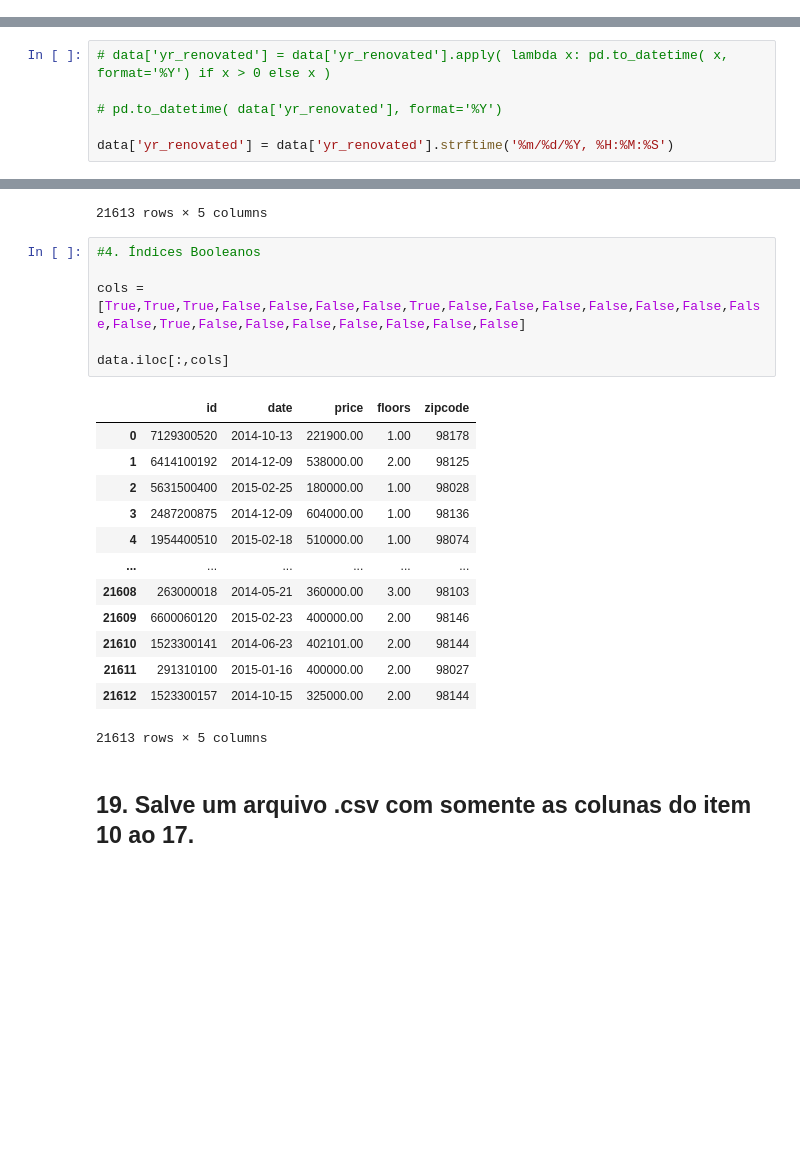
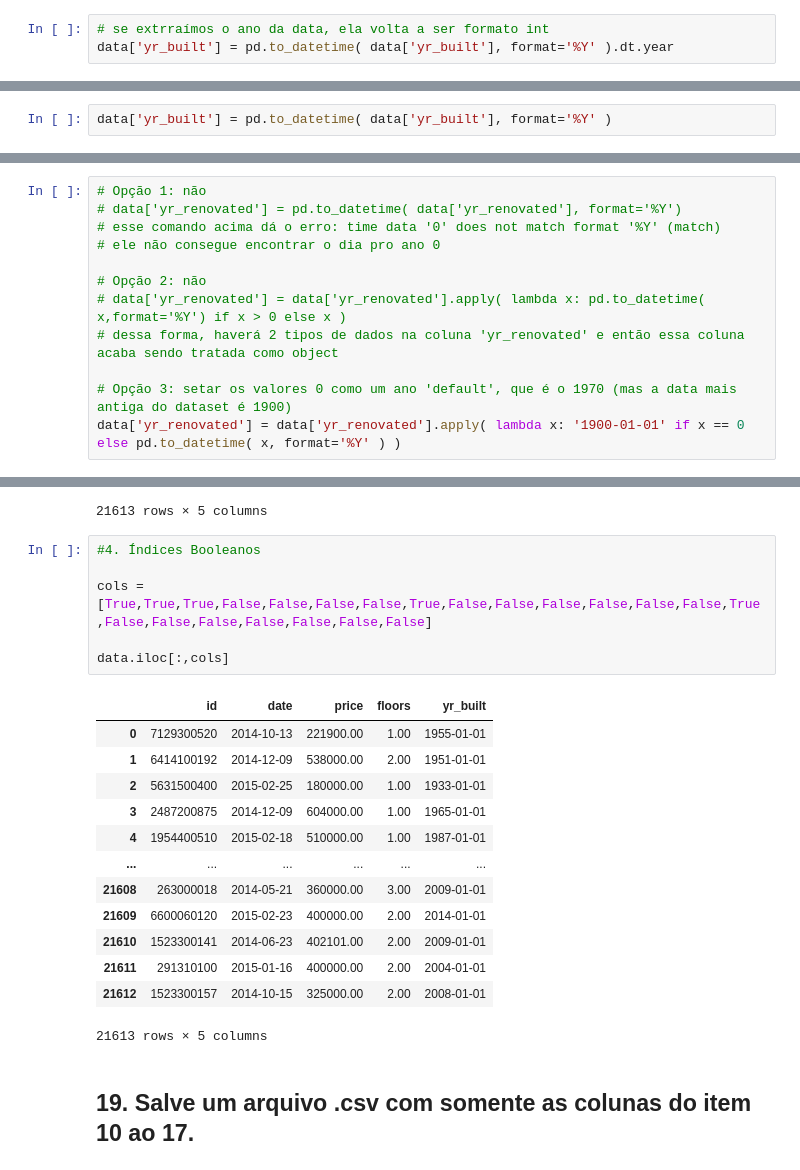
Before and after one commit to luana-afonso/Comunidade-DS, a Jupyter notebook: aula02_manipulacao.ipynb, the cells around one changed output, grey strips where cells are left out. Cells and saved outputs as stored; diff of their text form; blank space fills up the shorter version.

```diff
--- a/aula02_manipulacao.ipynb
+++ b/aula02_manipulacao.ipynb
@@ -234,0 +314,3 @@ data['yr_built'] = pd.to_datetime( data['yr_built'], format='%Y' )
+# %%
+# se extrraímos o ano da data, ela volta a ser formato int
+data['yr_built'] = pd.to_datetime( data['yr_built'], format='%Y' ).dt.year
@@ -234,0 +321,2 @@ data['yr_built'] = pd.to_datetime( data['yr_built'], format='%Y' )
+# %%
+data['yr_built'] = pd.to_datetime( data['yr_built'], format='%Y' )
@@ -235,8 +347,2 @@ data['yr_built'] = pd.to_datetime( data['yr_built'], format='%Y' )
 # %% [markdown]
 ## 7. Modifique o TIPO a Coluna “yr_renovated” para DATE
-# %%
-# data['yr_renovated'] = data['yr_renovated'].apply( lambda x: pd.to_datetime( x, format='%Y') if x > 0 else x )
-
-# pd.to_datetime( data['yr_renovated'], format='%Y')
-
-data['yr_renovated'] = data['yr_renovated'].strftime('%m/%d/%Y, %H:%M:%S')
@@ -244,0 +349,12 @@ AttributeError: 'Series' object has no attribute 'strftime'
+# %%
+# Opção 1: não
+# data['yr_renovated'] = pd.to_datetime( data['yr_renovated'], format='%Y')
+# esse comando acima dá o erro: time data '0' does not match format '%Y' (match)
+# ele não consegue encontrar o dia pro ano 0
+
+# Opção 2: não
+# data['yr_renovated'] = data['yr_renovated'].apply( lambda x: pd.to_datetime( x,format='%Y') if x > 0 else x )
+# dessa forma, haverá 2 tipos de dados na coluna 'yr_renovated' e então essa coluna acaba sendo tratada como object
+
+# Opção 3: setar os valores 0 como um ano 'default', que é o 1970 (mas a data mais antiga do dataset é 1900)
+data['yr_renovated'] = data['yr_renovated'].apply( lambda x: '1900-01-01' if x == 0 else pd.to_datetime( x, format='%Y' ) )
@@ -456,22 +619,22 @@ data.loc[:, ['id', 'date', 'price', 'floors', 'zipcode']]
 # %%
 #4. Índices Booleanos
 
-cols = [True,True,True,False,False,False,False,True,False,False,False,False,False,False,False,False,True,False,False,False,False,False,False,False]
+cols = [True,True,True,False,False,False,False,True,False,False,False,False,False,False,True,False,False,False,False,False,False,False]
 
 data.iloc[:,cols]
 # %% [output]
-|  | id | date | price | floors | zipcode |
-| 0 | 7129300520 | 2014-10-13 | 221900.00 | 1.00 | 98178 |
-| 1 | 6414100192 | 2014-12-09 | 538000.00 | 2.00 | 98125 |
-| 2 | 5631500400 | 2015-02-25 | 180000.00 | 1.00 | 98028 |
-| 3 | 2487200875 | 2014-12-09 | 604000.00 | 1.00 | 98136 |
-| 4 | 1954400510 | 2015-02-18 | 510000.00 | 1.00 | 98074 |
+|  | id | date | price | floors | yr_built |
+| 0 | 7129300520 | 2014-10-13 | 221900.00 | 1.00 | 1955-01-01 |
+| 1 | 6414100192 | 2014-12-09 | 538000.00 | 2.00 | 1951-01-01 |
+| 2 | 5631500400 | 2015-02-25 | 180000.00 | 1.00 | 1933-01-01 |
+| 3 | 2487200875 | 2014-12-09 | 604000.00 | 1.00 | 1965-01-01 |
+| 4 | 1954400510 | 2015-02-18 | 510000.00 | 1.00 | 1987-01-01 |
 | ... | ... | ... | ... | ... | ... |
-| 21608 | 263000018 | 2014-05-21 | 360000.00 | 3.00 | 98103 |
-| 21609 | 6600060120 | 2015-02-23 | 400000.00 | 2.00 | 98146 |
-| 21610 | 1523300141 | 2014-06-23 | 402101.00 | 2.00 | 98144 |
-| 21611 | 291310100 | 2015-01-16 | 400000.00 | 2.00 | 98027 |
-| 21612 | 1523300157 | 2014-10-15 | 325000.00 | 2.00 | 98144 |
+| 21608 | 263000018 | 2014-05-21 | 360000.00 | 3.00 | 2009-01-01 |
+| 21609 | 6600060120 | 2015-02-23 | 400000.00 | 2.00 | 2014-01-01 |
+| 21610 | 1523300141 | 2014-06-23 | 402101.00 | 2.00 | 2009-01-01 |
+| 21611 | 291310100 | 2015-01-16 | 400000.00 | 2.00 | 2004-01-01 |
+| 21612 | 1523300157 | 2014-10-15 | 325000.00 | 2.00 | 2008-01-01 |
 21613 rows × 5 columns
 # %% [markdown]
 ## 19. Salve um arquivo .csv com somente as colunas do item 10 ao 17.
```
Also changed, not shown: parts of 29 cells of this notebook, 2 other files.
